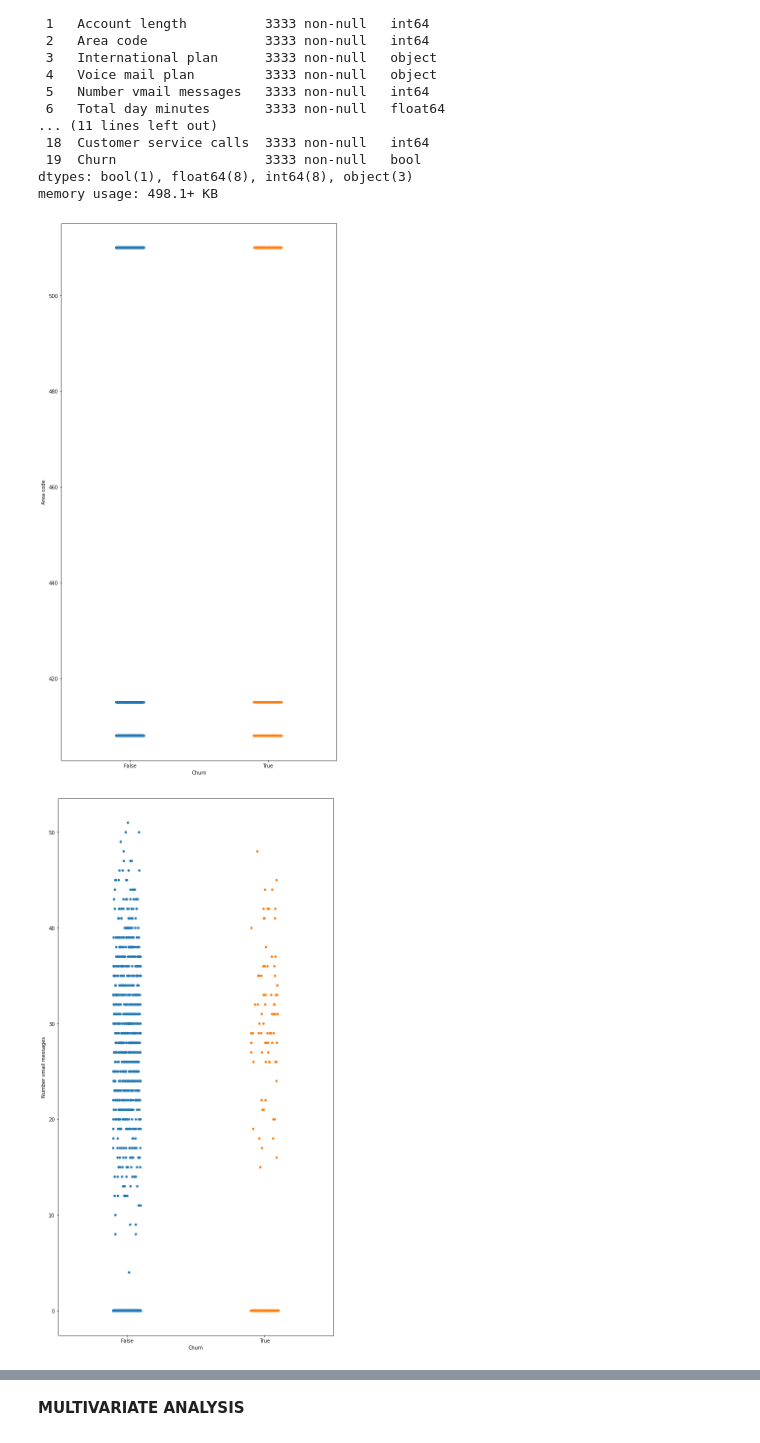
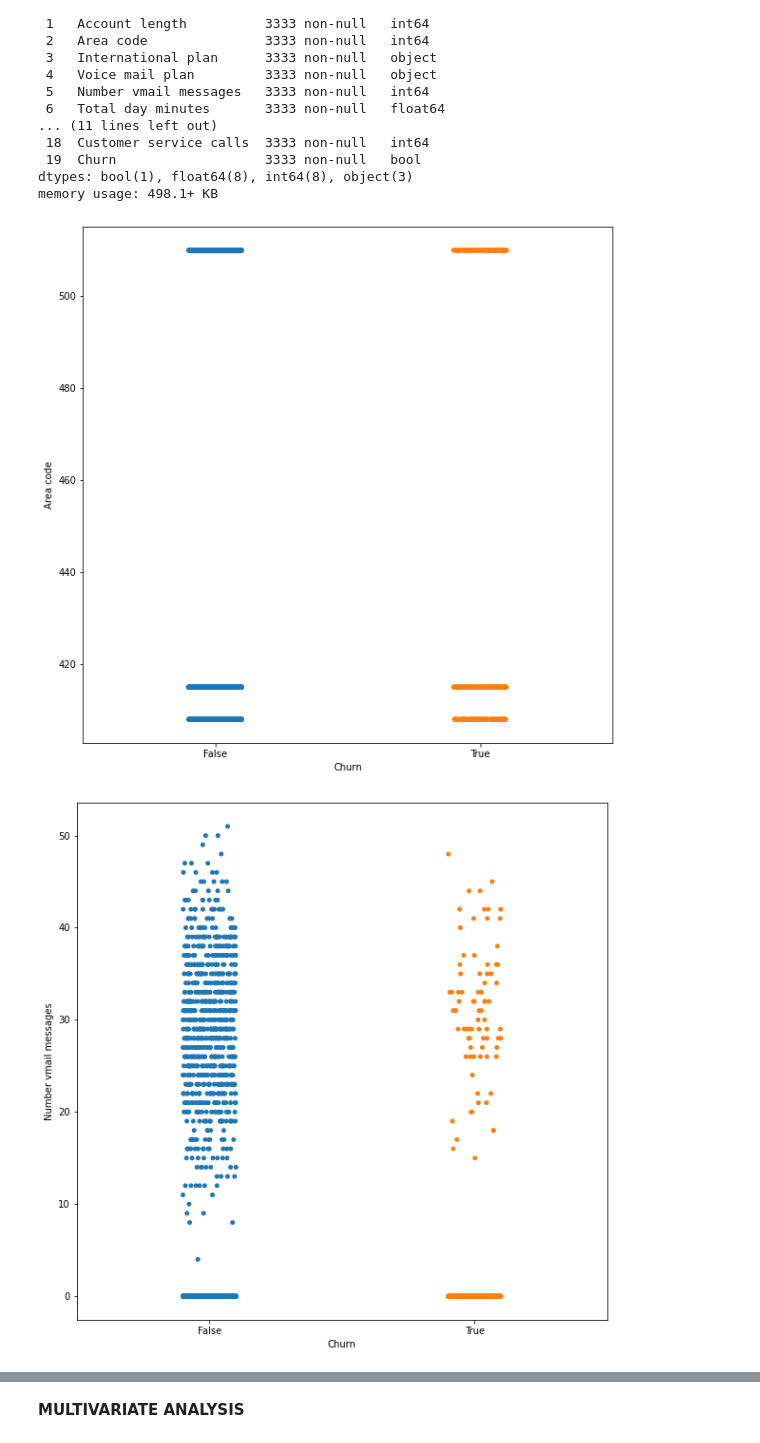
Before and after one commit to SampannaMishra/telecom-churn-analysis, a Jupyter notebook: Sampanna_Telecom_Churn_Analysis_Capstone_Project.ipynb, the cells around one changed output, grey strips where cells are left out. Drawn from its saved outputs; the diff is of its cells as text; code cells hidden in the pictures.

```diff
--- a/Sampanna_Telecom_Churn_Analysis_Capstone_Project.ipynb
+++ b/Sampanna_Telecom_Churn_Analysis_Capstone_Project.ipynb
@@ -509,38 +546,14 @@ Data columns (total 20 columns):
 dtypes: bool(1), float64(8), int64(8), object(3)
 memory usage: 498.1+ KB
 # %%
-# Plot a boxplot for churn column  by each numerical feature present in the data set
-# # Plot a boxplot for churn column  by each numerical feature present in the data set
-# df2= telecom_df.describe().columns
-# for col in df2:
-#   fig=plt.figure(figsize=(17,3))
-#   ax=fig.gca()
-#   feature=telecom_df[col]
-#   label=telecom_df['Churn']
-#   correlation= feature.corr(label)
-#   plt.scatter(x=feature,y=label)
-#   plt.xlabel(col)
-#   plt.ylabel('Churn')
-# plt.show()
 
+bi_data = telcom_data[['Area code','Number vmail messages','Total day minutes','Total day calls','Total day charge','Total eve minutes','Total night calls','Total night charge','Total intl minutes','Total intl calls','Total intl charge','Customer service calls','Churn']]
 
-# plot a linegraph for churn column by each numerical feature present in the dataset
-bi_data = telcom_data[['Area code','Number vmail messages','Total day minutes','Total day calls','Total day charge','Total eve minutes','Total night calls','Total night charge','Total intl minutes','Total intl calls','Total intl charge','Customer service calls','Churn']]
-# Sub plot
-
-# # plt.subplot(#Total number of rows, total number of columns, plot number)
-# plt.figure(figsize = (30,5))
-# plt.subplot(1,2,1)
-# sns.countplot('Number vmail messages', hue = 'Churn', data = bi_data,lw)
-# plt.subplot(1,2,2)
-# sns.countplot('Area code', hue = 'Churn', data = bi_data)
-# plt.subplot(1,3,3)
-# sns.countplot('Total day minutes', hue = 'Churn', data = bi_data)
 df= bi_data.columns
 for col in df:
-  plt.figure(figsize = (10,20))
+  plt.figure(figsize = (10,10))
   ax = sns.stripplot(x='Churn',y=col,data=bi_data)
   plt.show()
 # %% [output]
-[figure, old version]
+[figure, new version]
-[figure, old version]
+[figure, new version]
```
Also changed, not shown: parts of 7 cells of this notebook.
